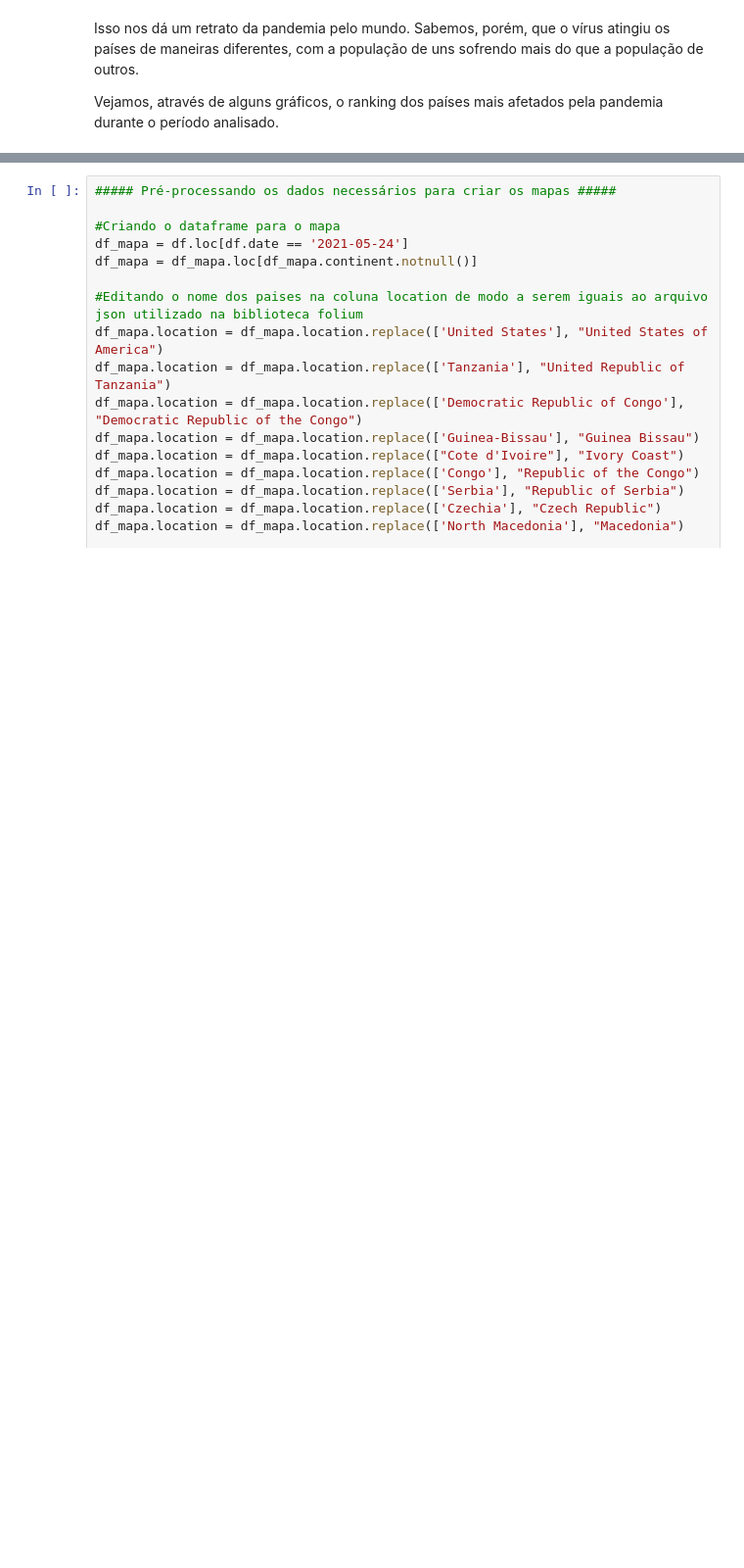
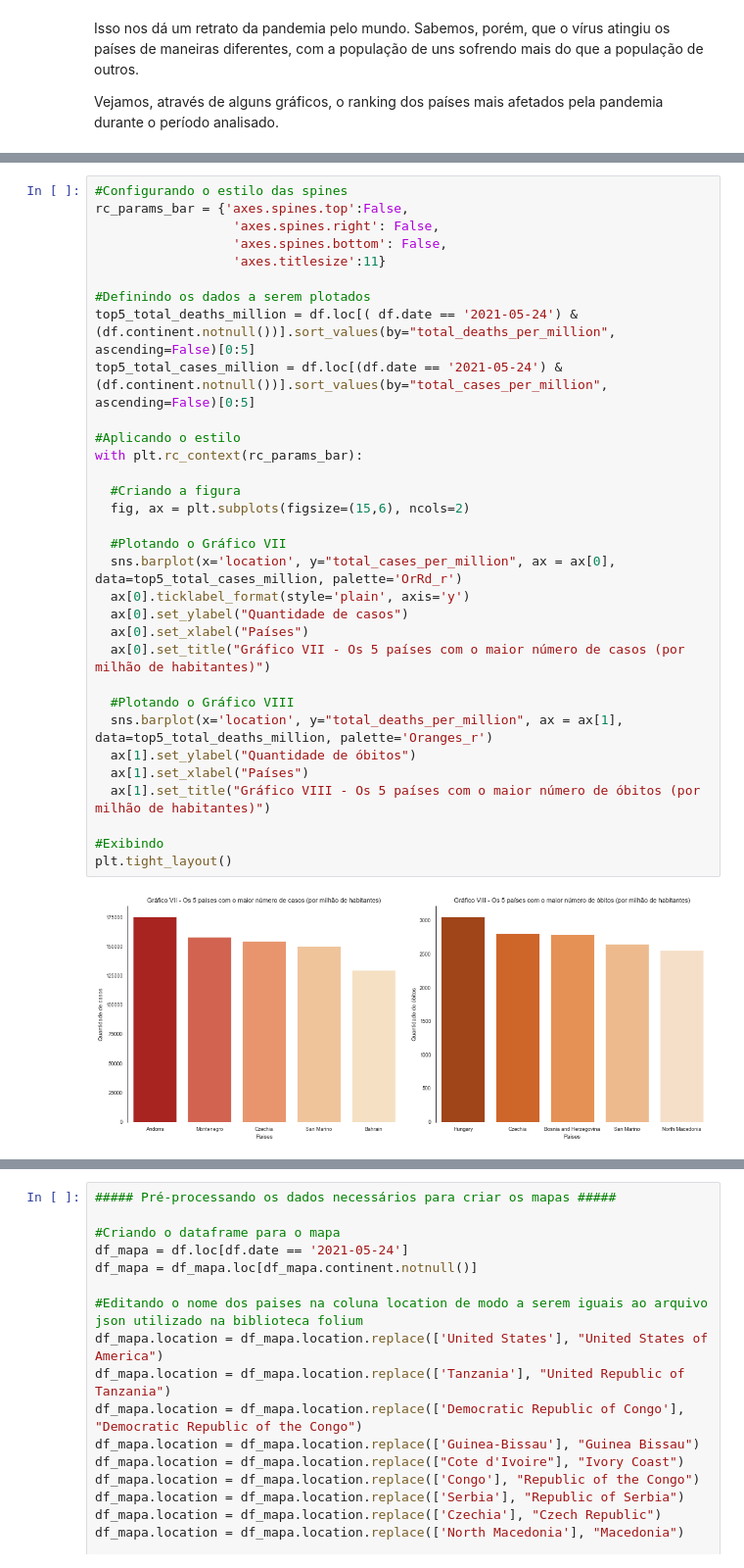
Before and after one commit to LuisCSGuimaraes/AnalisePandemiaCovid19, a Jupyter notebook: Notebook/Os números da pandemia - Panorama da COVID-19 no Brasil e no mundo.ipynb, the cells around one changed output, grey strips where cells are left out. Shown at 98% size. Drawn from its saved outputs; the diff is of its cells as text; blank space fills up the shorter version.

```diff
--- a/Notebook/Os números da pandemia - Panorama da COVID-19 no Brasil e no mundo.ipynb
+++ b/Notebook/Os números da pandemia - Panorama da COVID-19 no Brasil e no mundo.ipynb
@@ -430,0 +415,34 @@ Quando analisamos os números através da quantidade absoluta de casos e óbitos
+# %%
+#Configurando o estilo das spines
+rc_params_bar = {'axes.spines.top':False,
+                  'axes.spines.right': False,
+                  'axes.spines.bottom': False,
+                  'axes.titlesize':11}
+
+#Definindo os dados a serem plotados
+top5_total_deaths_million = df.loc[( df.date == '2021-05-24') & (df.continent.notnull())].sort_values(by="total_deaths_per_million", ascending=False)[0:5]
+top5_total_cases_million = df.loc[(df.date == '2021-05-24') & (df.continent.notnull())].sort_values(by="total_cases_per_million", ascending=False)[0:5]
+
+#Aplicando o estilo
+with plt.rc_context(rc_params_bar):
+
+  #Criando a figura
+  fig, ax = plt.subplots(figsize=(15,6), ncols=2)
+
+  #Plotando o Gráfico VII
+  sns.barplot(x='location', y="total_cases_per_million", ax = ax[0], data=top5_total_cases_million, palette='OrRd_r')
+  ax[0].ticklabel_format(style='plain', axis='y')
+  ax[0].set_ylabel("Quantidade de casos")
+  ax[0].set_xlabel("Países")
+  ax[0].set_title("Gráfico VII - Os 5 países com o maior número de casos (por milhão de habitantes)")
+
+  #Plotando o Gráfico VIII
+  sns.barplot(x='location', y="total_deaths_per_million", ax = ax[1], data=top5_total_deaths_million, palette='Oranges_r')
+  ax[1].set_ylabel("Quantidade de óbitos")
+  ax[1].set_xlabel("Países")
+  ax[1].set_title("Gráfico VIII - Os 5 países com o maior número de óbitos (por milhão de habitantes)")
+
+#Exibindo
+plt.tight_layout()
+# %% [output]
+[figure, added]
```
Also changed, not shown: parts of 18 cells of this notebook.
